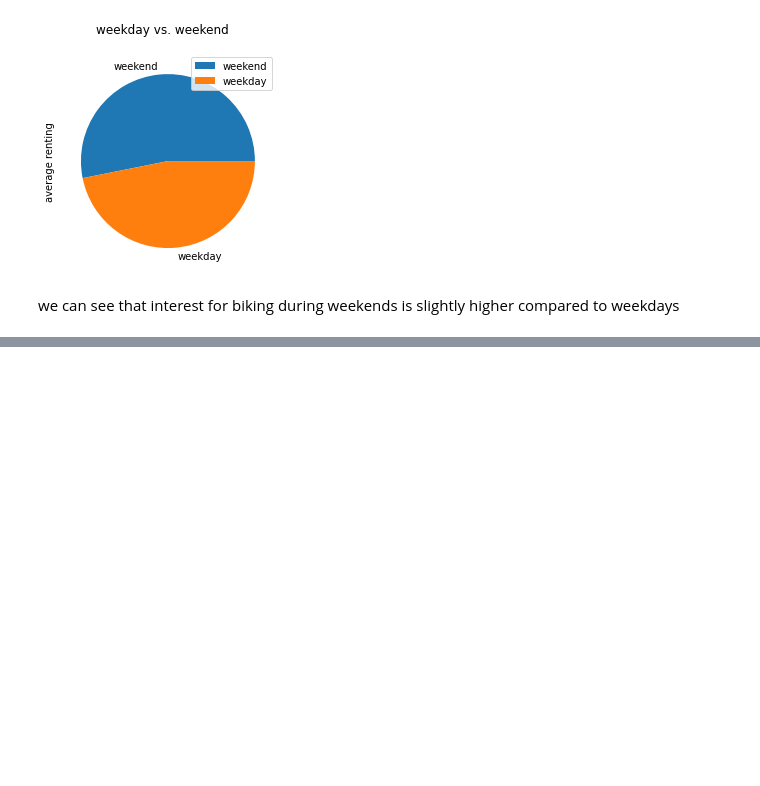
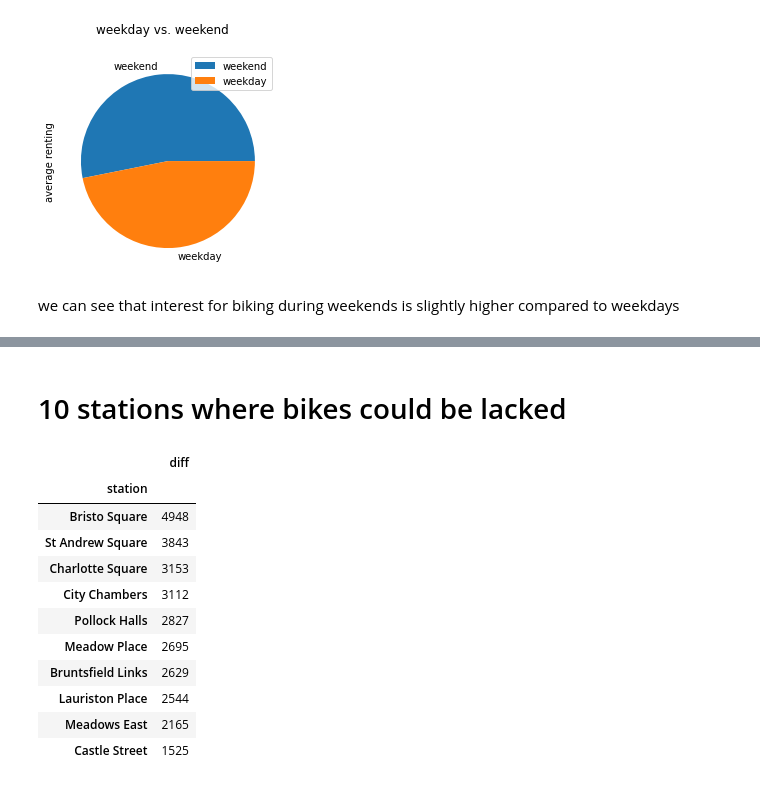
Before and after one commit to carlos108108/Just_Eat_Cycles_project, a Jupyter notebook: Edinburgh.ipynb, the cells around one changed output, grey strips where cells are left out. Saved outputs shown, nothing was run; the diff lists cells and outputs as text; code cells hidden in the pictures; blank space fills up the shorter version.

```diff
--- a/Edinburgh.ipynb
+++ b/Edinburgh.ipynb
@@ -203,0 +204,17 @@ y = final_df.groupby('end_station_name')['index'].count().sort_values('index', a
+# %% [markdown]
+# 10 stations where bikes could be lacked
+# %%
+df_all[['diff']].sort_values('diff', ascending=False).head(10)
+# %% [output]
+|  | diff |
+| station |  |
+| Bristo Square | 4948 |
+| St Andrew Square | 3843 |
+| Charlotte Square | 3153 |
+| City Chambers | 3112 |
+| Pollock Halls | 2827 |
+| Meadow Place | 2695 |
+| Bruntsfield Links | 2629 |
+| Lauriston Place | 2544 |
+| Meadows East | 2165 |
+| Castle Street | 1525 |
```
Also changed, not shown: parts of 4 cells of this notebook.
